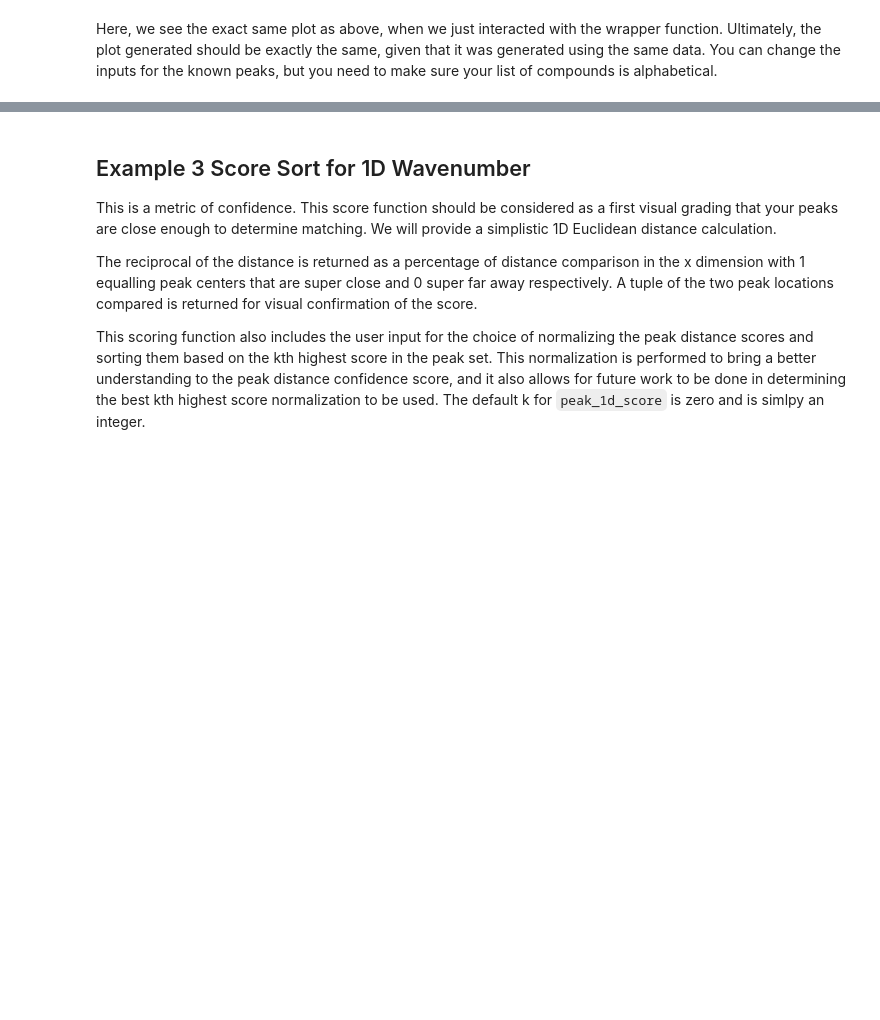
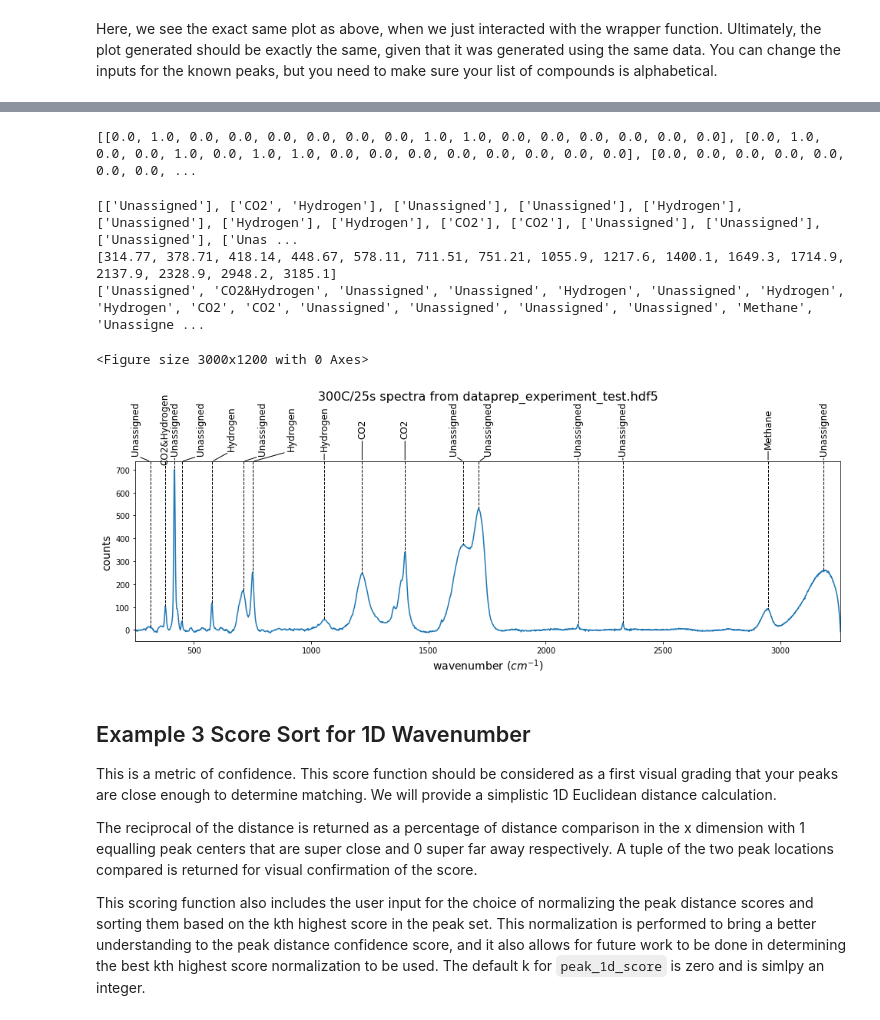
Before and after one commit to raman-noodles/raman-spectra-decomp-analysis, a Jupyter notebook: examples/peakidentify_update_dev.ipynb, the cells around one changed output, grey strips where cells are left out. Cells and saved outputs as stored; diff of their text form; code cells hidden in the pictures; blank space fills up the shorter version.

```diff
--- a/examples/peakidentify_update_dev.ipynb
+++ b/examples/peakidentify_update_dev.ipynb
@@ -1138,8 +1138,13 @@ def plotting_peak_assignments(unknown_x, unknown_y, unknown_peaks, unknown_peak_
     peak_labels=[]
     pk = lineid_plot.initial_plot_kwargs()
     pk['color'] = "red"
+    count=1
     for i, _ in enumerate(unknown_peak_assignments):
-        peak_labels.append(str(unknown_peak_assignments[i][0]))
+        if unknown_peak_assignments[i] != [known_compound_list[count-1],known_compound_list[count]]:
+            peak_labels.append(str(unknown_peak_assignments[i][0]))
+        else:
+            peak_labels.append(str(unknown_peak_assignments[i][0])+'&'+str(unknown_peak_assignments[i][1]))
+            count=+1
     print(unknown_peaks)
     print(peak_labels)
     fig, ax = lineid_plot.plot_line_ids(x_data, y_data, unknown_peaks, peak_labels,
@@ -1716,3 +1731,23 @@ You can change the inputs for the known peaks, but you need to make sure your li
+# %%
+#Build our test data.
+known_peaks_beta = [CO2_peaks,H_peaks, M_peaks]
+# Note the order that you append to the association_matrix_beta matters
+# with the known compound list so make sure these match alphabetically
+# Known peaks beta, order does not matter
+association_matrix_gamma = [[0., 1., 0., 0., 0., 0., 0., 0., 1., 1., 0., 0., 0., 0., 0., 0.], [0., 1., 0., 0., 1., 0., 1., 1., 0., 0., 0., 0., 0., 0., 0., 0.],[0., 0., 0., 0., 0., 0., 0., 0., 0., 0., 0., 0., 0., 0., 1., 0.]]
+print(association_matrix_gamma)
+# %% [output]
+[[0.0, 1.0, 0.0, 0.0, 0.0, 0.0, 0.0, 0.0, 1.0, 1.0, 0.0, 0.0, 0.0, 0.0, 0.0, 0.0], [0.0, 1.0, 0.0, 0.0, 1.0, 0.0, 1.0, 1.0, 0.0, 0.0, 0.0, 0.0, 0.0, 0.0, 0.0, 0.0], [0.0, 0.0, 0.0, 0.0, 0.0, 0.0, 0.0, ...
+# %%
+unknown_peak_assignments_gamma = peak_position_comparisons(unknown_peakstest, known_peaks_beta, known_compound_list, association_matrix_gamma, hdf5_expfilename, expkey)
+print(unknown_peak_assignments_gamma)
+plotting_peak_assignments(unknown_x, unknown_y, unknown_peakstest, unknown_peak_assignments_gamma, known_compound_list, hdf5_expfilename, expkey)
+# %% [output]
+[['Unassigned'], ['CO2', 'Hydrogen'], ['Unassigned'], ['Unassigned'], ['Hydrogen'], ['Unassigned'], ['Hydrogen'], ['Hydrogen'], ['CO2'], ['CO2'], ['Unassigned'], ['Unassigned'], ['Unassigned'], ['Unas ...
+[314.77, 378.71, 418.14, 448.67, 578.11, 711.51, 751.21, 1055.9, 1217.6, 1400.1, 1649.3, 1714.9, 2137.9, 2328.9, 2948.2, 3185.1]
+['Unassigned', 'CO2&Hydrogen', 'Unassigned', 'Unassigned', 'Hydrogen', 'Unassigned', 'Hydrogen', 'Hydrogen', 'CO2', 'CO2', 'Unassigned', 'Unassigned', 'Unassigned', 'Unassigned', 'Methane', 'Unassigne ...
+<Figure size 3000x1200 with 0 Axes>
+[figure, added]
 # %% [markdown]
 ## Example 3 Score Sort for 1D Wavenumber
 This is a metric of confidence. This score function should be considered as a first visual grading that your peaks are close enough to determine matching. We will provide a simplistic 1D Euclidean distance calculation.
```
Also changed, not shown: parts of 2 cells of this notebook.
